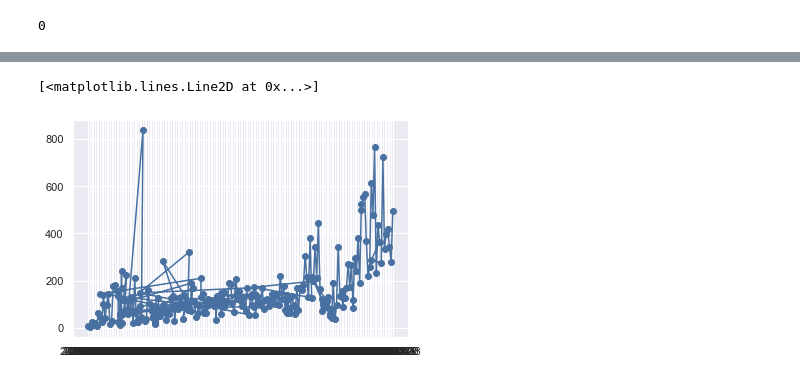
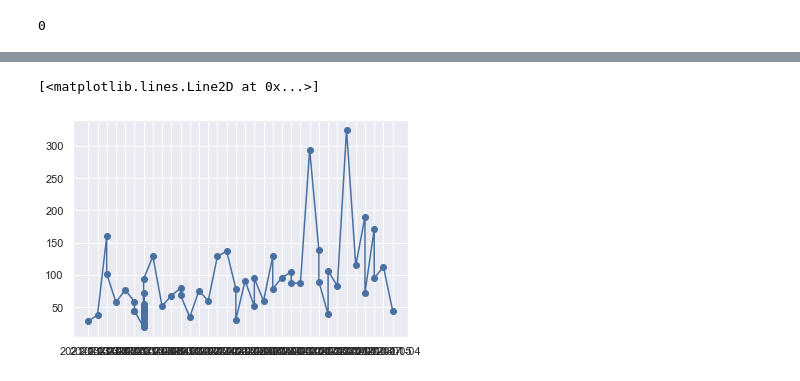
Before and after one commit to TheHelmBoss/hzdr-rodare-stats, a Jupyter notebook: Cleaned Dataframe from RODARE.ipynb, the cells around one changed output, grey strips where cells are left out. Drawn from its saved outputs; the diff is of its cells as text; code cells hidden in the pictures.

```diff
--- a/Cleaned Dataframe from RODARE.ipynb
+++ b/Cleaned Dataframe from RODARE.ipynb
@@ -43,7 +43,7 @@ for record in json['hits']['hits']:
         if identifier['relation'] == 'isReferencedBy' and 'hzdr' in identifier['identifier']:
             count_id = count_id + 1
     Meta_dict['related_identifier'].append(count_id)
-    Meta_dict['publication_date'].append(record['metadata']['publication_date'])
+    Meta_dict['publication_date'].append(record['created'][:10])
     Meta_dict['Access_Right'].append(record['metadata']['access_right'])
     Meta_dict['Downloads'].append(int(record['stats']['downloads']))
     Meta_dict['unique_downloads'].append(int(record['stats']['unique_downloads']))
@@ -93,0 +130,7 @@ df.shape
+# %%
+# zurück kommt boolarray
+start = list(df['publication_date'] >= '2021-01-01')
+end = list(df['publication_date'] <= '2021-03-31')
+date_filter = np.all(np.array([start,end]),axis=0)
+#end
+date_filter
@@ -220,5 +335,5 @@ sns.catplot(x='publication_date',
 # %%
-plt.plot(df['publication_date'], df['views'], color='#4870a0', marker='o')
+plt.plot(df['publication_date'][date_filter], df['views'][date_filter], color='#4870a0', marker='o')
 # %% [output]
 [<matplotlib.lines.Line2D at 0x...>]
-[figure, old version]
+[figure, new version]
```
Also changed, not shown: parts of 30 cells of this notebook.
